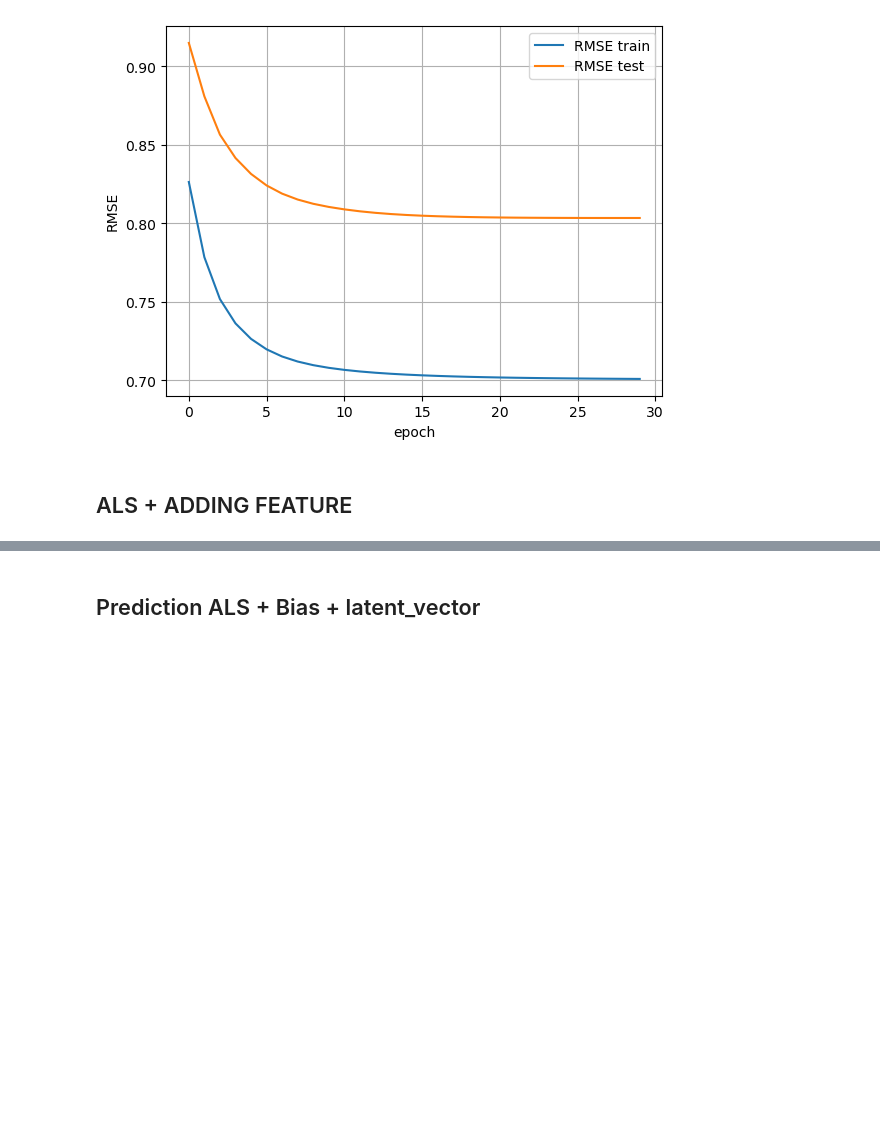
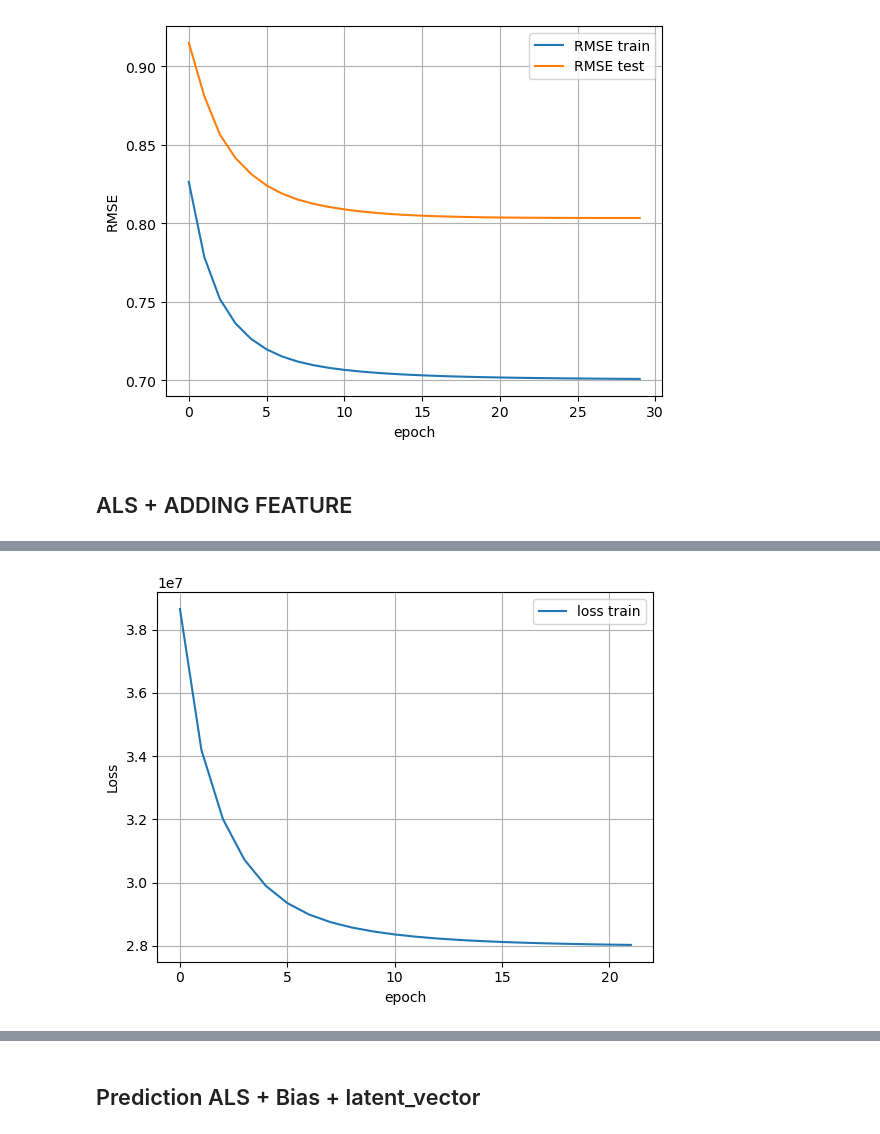
Before and after one commit to Vilmo18/Recommender_System_ML-AT-SCALE, a Jupyter notebook: carre (copy).ipynb, the cells around one changed output, grey strips where cells are left out. Drawn from its saved outputs; the diff is of its cells as text; code cells hidden in the pictures; blank space fills up the shorter version.

Commit message:
add image

```diff
--- a/carre (copy).ipynb
+++ b/carre (copy).ipynb
@@ -819 +735,11 @@ for _ in tqdm(range(22)):
 ... (10 outputs left out)
+# %%
+plt.plot(loss,label='loss train')
+plt.xlabel('epoch')
+plt.ylabel('Loss')
+pdf_filename = 'curve_pdf/feature_loss_train.pdf'
+plt.grid(True)
+plt.legend()
+plt.savefig(pdf_filename, format='pdf')
+# %% [output]
+[figure, added]
```
Also changed, not shown: parts of 5 cells of this notebook, 6 other files.
